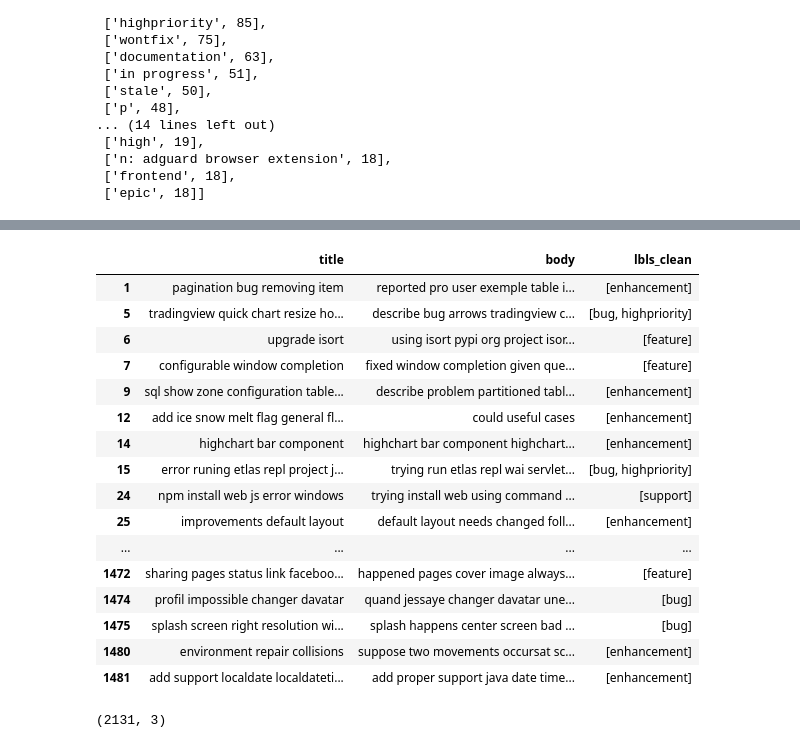
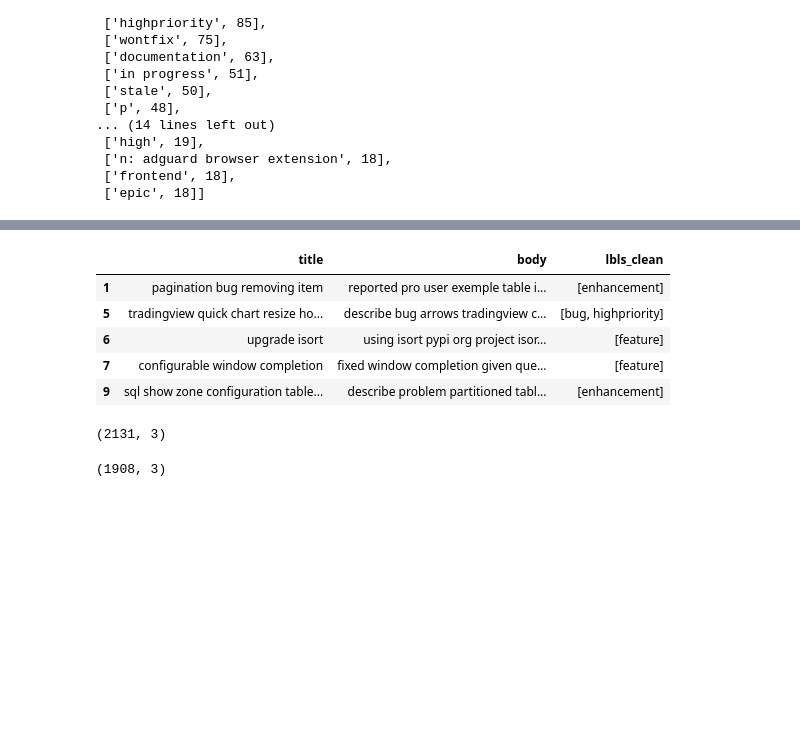
Before and after one commit to fyprjgroup3/FY_project, a Jupyter notebook: Labelizer_nbv2.ipynb, the cells around one changed output, grey strips where cells are left out. Saved outputs shown, nothing was run; the diff lists cells and outputs as text; code cells hidden in the pictures; blank space fills up the shorter version.

```diff
--- a/Labelizer_nbv2.ipynb
+++ b/Labelizer_nbv2.ipynb
@@ -641,27 +596,17 @@ ldata=data.copy(deep=True)
 ldata['lbls_clean']=ldata['lbls_clean'].apply(lambda x: clean(x))
 ldata.dropna(inplace=True)
 # %%
-ldata
+ldata.head()
 # %% [output]
 |  | title | body | lbls_clean |
 | 1 | pagination bug removing item | reported pro user exemple table i... | [enhancement] |
 | 5 | tradingview quick chart resize ho... | describe bug arrows tradingview c... | [bug, highpriority] |
 | 6 | upgrade isort | using isort pypi org project isor... | [feature] |
 | 7 | configurable window completion | fixed window completion given que... | [feature] |
 | 9 | sql show zone configuration table... | describe problem partitioned tabl... | [enhancement] |
-| 12 | add ice snow melt flag general fl... | could useful cases | [enhancement] |
-| 14 | highchart bar component | highchart bar component highchart... | [enhancement] |
-| 15 | error runing etlas repl project j... | trying run etlas repl wai servlet... | [bug, highpriority] |
-| 24 | npm install web js error windows | trying install web using command ... | [support] |
-| 25 | improvements default layout | default layout needs changed foll... | [enhancement] |
-| ... | ... | ... | ... |
-| 1472 | sharing pages status link faceboo... | happened pages cover image always... | [feature] |
-| 1474 | profil impossible changer davatar | quand jessaye changer davatar une... | [bug] |
-| 1475 | splash screen right resolution wi... | splash happens center screen bad ... | [bug] |
-| 1480 | environment repair collisions | suppose two movements occursat sc... | [enhancement] |
-| 1481 | add support localdate localdateti... | add proper support java date time... | [enhancement] |
-# %%
-ldata.shape
-# %% [output]
-(2131, 3)
+# %%
+#no. of rows after the operation
+ldata.shape
+# %% [output]
+(2131, 3)
 # %%
@@ -670,2 +615,7 @@ ldata.shape
 ldata=ldata[ldata['body']!=""]
 ldata=ldata[ldata['title']!=""]
+# %%
+#finally dataset is reduced to 1908 rows after cleaning and pre-processing
+ldata.shape
+# %% [output]
+(1908, 3)
```
Also changed, not shown: parts of 15 cells of this notebook.
